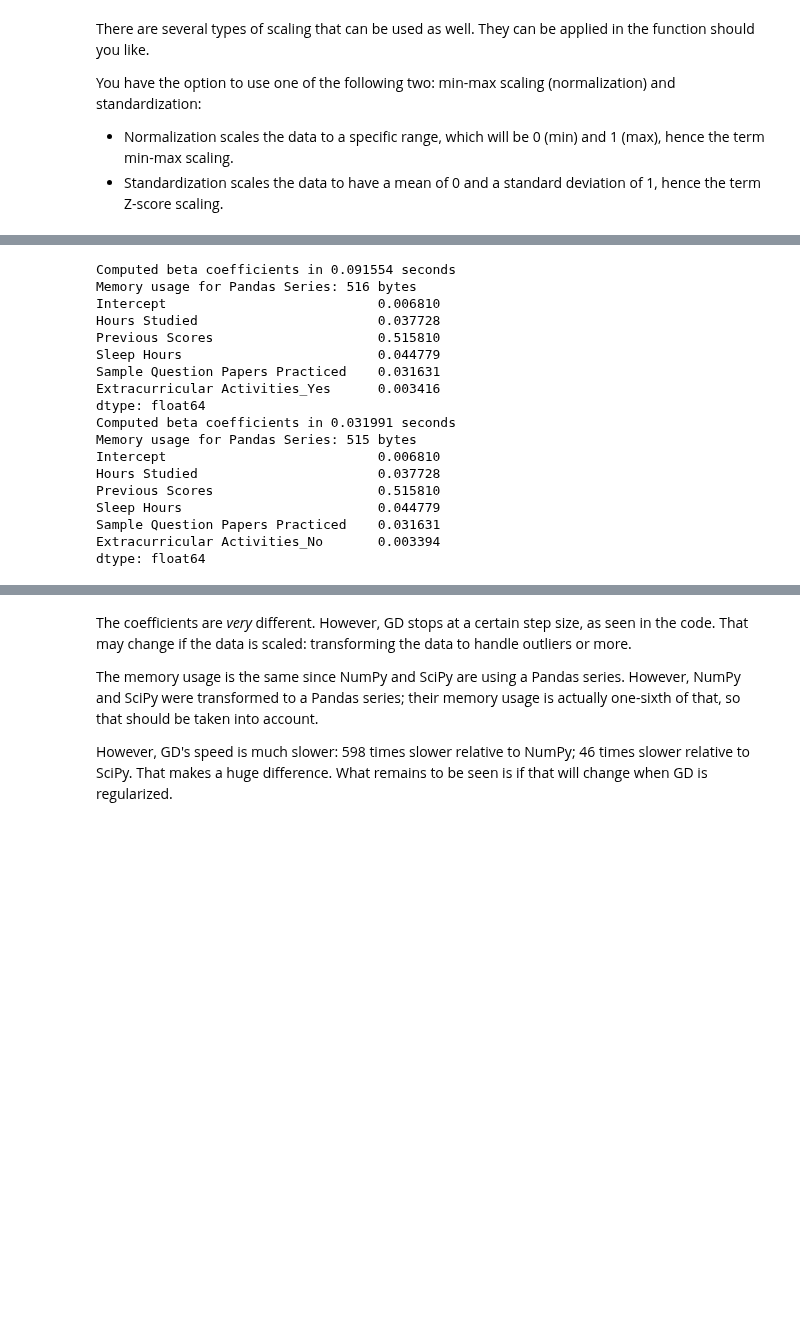
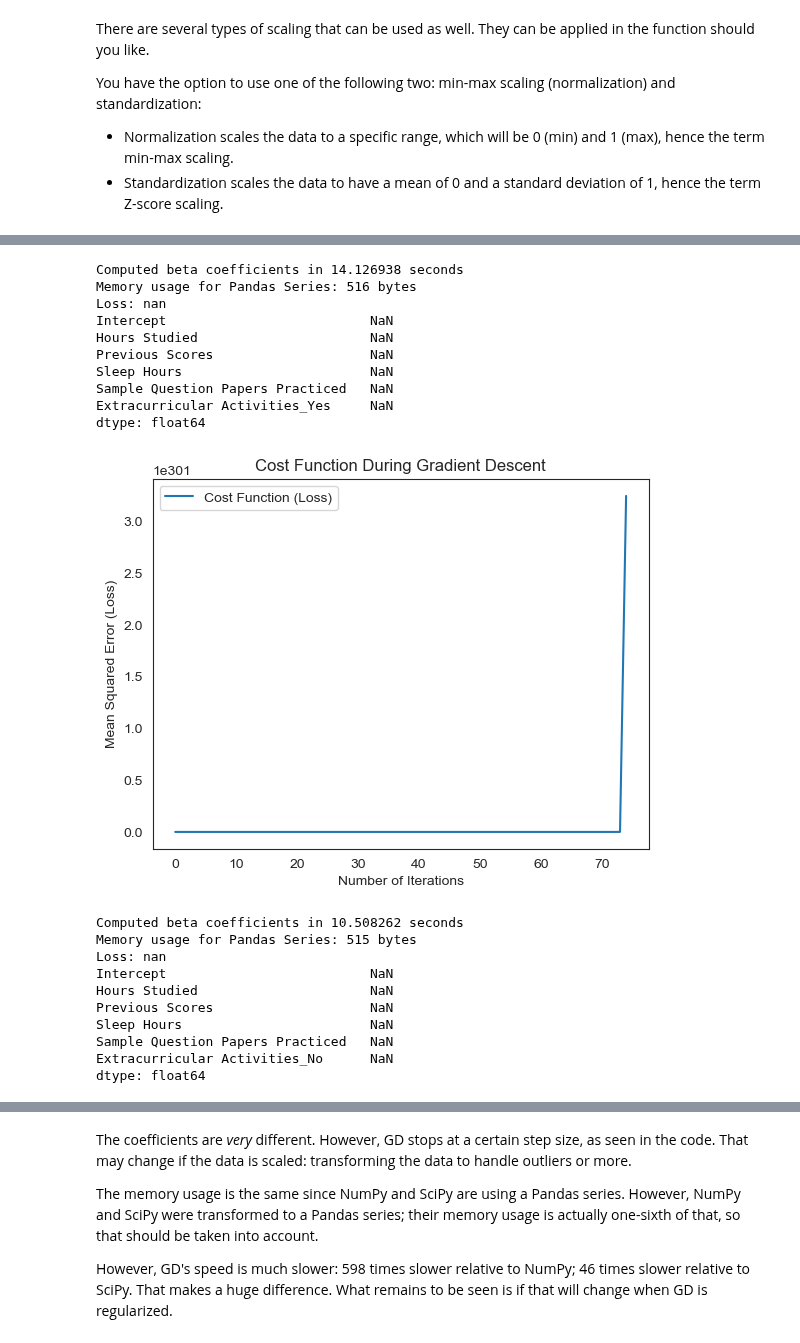
Before and after one commit to add0794/ordinary-least-squares-gradient-descent, a Jupyter notebook: ols_gd.ipynb, the cells around one changed output, grey strips where cells are left out. Drawn from its saved outputs; the diff is of its cells as text; code cells hidden in the pictures; blank space fills up the shorter version.

```diff
--- a/ols_gd.ipynb
+++ b/ols_gd.ipynb
@@ -817,7 +1014,6 @@ You have the option to use one of the following two: min-max scaling (normalizat
 # %%
 def gradient_descent(features, label, cols, learning_rate, epochs, precision):
     X_train, X_test, y_train, y_test = train_test_split(features, label, test_size=0.2, random_state=10)
-
     scaling = input('Do you want to scale (normalization, standardization, or no)?')
     # learning_rate = float(input('Specify the learning rate.'))
     # epochs = int(input('Specify the number of epochs.'))
@@ -858,49 +1054,60 @@ def gradient_descent(features, label, cols, learning_rate, epochs, precision):
         gradient = (2 / len(label)) * X_augmented.T @ residuals
 
         # Update beta coefficients
         beta = beta - learning_rate * gradient
 
         # Track guesses and loss
         guesses.append(beta.copy())
         loss = np.mean(residuals ** 2)
         losses.append(loss)
 
         # Convergence check
         step_size = np.max(np.abs(gradient))
         if step_size < precision:
             break
 
     elapsed_time = time.time() - start_time
 
     beta_series = pd.Series(data=beta, index=cols)
 
     # Display results
     print(f"Computed beta coefficients in {elapsed_time:.6f} seconds")
     print(f'Memory usage for Pandas Series: {sys.getsizeof(beta_series)} bytes')
-    # print("Loss:", losses[-1])
+    print("Loss:", losses[-1])
     print(beta_series)
+
+    number_iterations = list(range(len(losses)))
+    plt.plot(number_iterations, losses, label="Cost Function (Loss)")
+    plt.xlabel("Number of Iterations")
+    plt.ylabel("Mean Squared Error (Loss)")
+    plt.title("Cost Function During Gradient Descent")
+    plt.legend()
+    plt.show()
 
     return beta_series, guesses, losses
     # learning_rate=0.000001, epochs=100, precision=0.00001
 
-gradient_descent_yes, guesses, losses = gradient_descent(X_extracurricular_yes, y, cols_yes, learning_rate=0.000001, epochs=100, precision=0.00001)
-gradient_descent_no, guesses, losses = gradient_descent(X_extracurricular_no, y, cols_no, learning_rate=0.000001, epochs=100, precision=0.00001)
+gradient_descent_yes, guesses, losses = gradient_descent(X_extracurricular_yes, y, cols_yes, learning_rate=0.01, epochs=50000, precision=0.00001)
+gradient_descent_no, guesses, losses = gradient_descent(X_extracurricular_no, y, cols_no, learning_rate=0.01, epochs=50000, precision=0.00001)
 # %% [output]
-Computed beta coefficients in 0.091554 seconds
+Computed beta coefficients in 14.126938 seconds
 Memory usage for Pandas Series: 516 bytes
-Intercept                           0.006810
-Hours Studied                       0.037728
-Previous Scores                     0.515810
-Sleep Hours                         0.044779
-Sample Question Papers Practiced    0.031631
-Extracurricular Activities_Yes      0.003416
+Loss: nan
+Intercept                          NaN
+Hours Studied                      NaN
+Previous Scores                    NaN
+Sleep Hours                        NaN
+Sample Question Papers Practiced   NaN
+Extracurricular Activities_Yes     NaN
 dtype: float64
-Computed beta coefficients in 0.031991 seconds
-Memory usage for Pandas Series: 515 bytes
-Intercept                           0.006810
-Hours Studied                       0.037728
-Previous Scores                     0.515810
-Sleep Hours                         0.044779
-Sample Question Papers Practiced    0.031631
-Extracurricular Activities_No       0.003394
-dtype: float64
+[figure, added]
+Computed beta coefficients in 10.508262 seconds
+Memory usage for Pandas Series: 515 bytes
+Loss: nan
+Intercept                          NaN
+Hours Studied                      NaN
+Previous Scores                    NaN
+Sleep Hours                        NaN
+Sample Question Papers Practiced   NaN
+Extracurricular Activities_No      NaN
+dtype: float64
```
Also changed, not shown: parts of 19 cells of this notebook.
